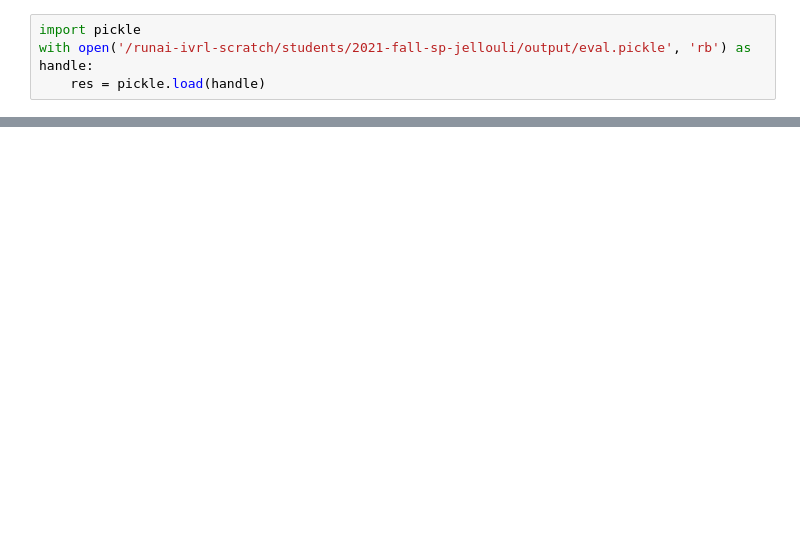
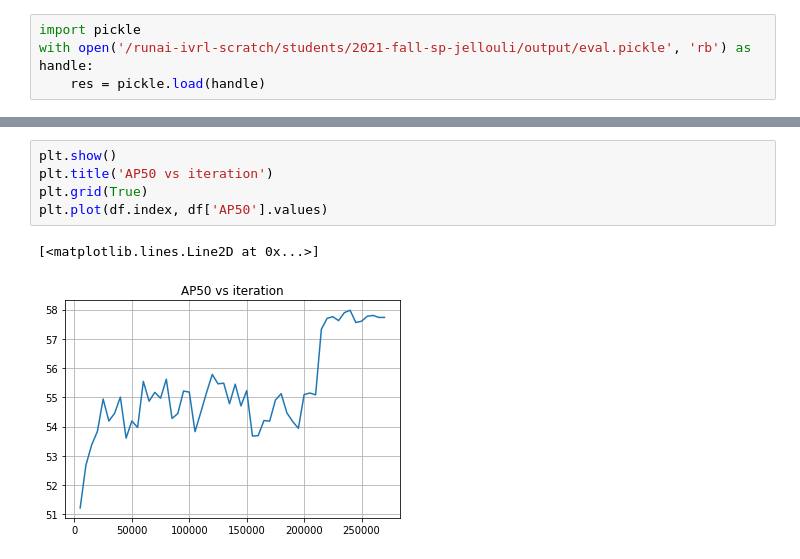
Before and after one commit to Ahmedjjj/midas_hkrm, a Jupyter notebook: notebooks/HKRMnet.ipynb, the cells around one changed output, grey strips where cells are left out. Cells and saved outputs as stored; diff of their text form; blank space fills up the shorter version.

```diff
--- a/notebooks/HKRMnet.ipynb
+++ b/notebooks/HKRMnet.ipynb
@@ -42,0 +36,8 @@ dict_keys(['/runai-ivrl-scratch/students/2021-fall-sp-jellouli/output/model_0004
+# %%
+plt.show()
+plt.title('AP50 vs iteration')
+plt.grid(True)
+plt.plot(df.index, df['AP50'].values)
+# %% [output]
+[<matplotlib.lines.Line2D at 0x...>]
+[figure, added]
```
Also changed, not shown: parts of 12 cells of this notebook, 2 other files.
